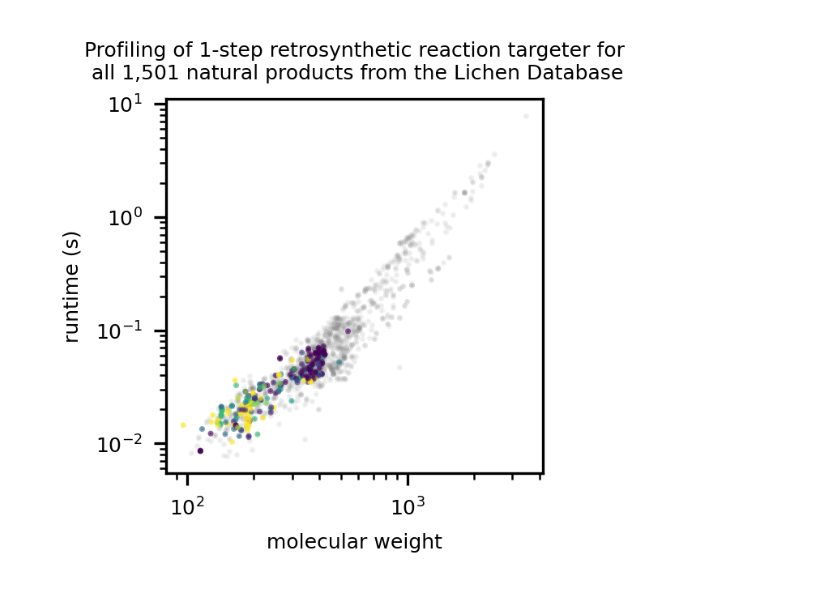
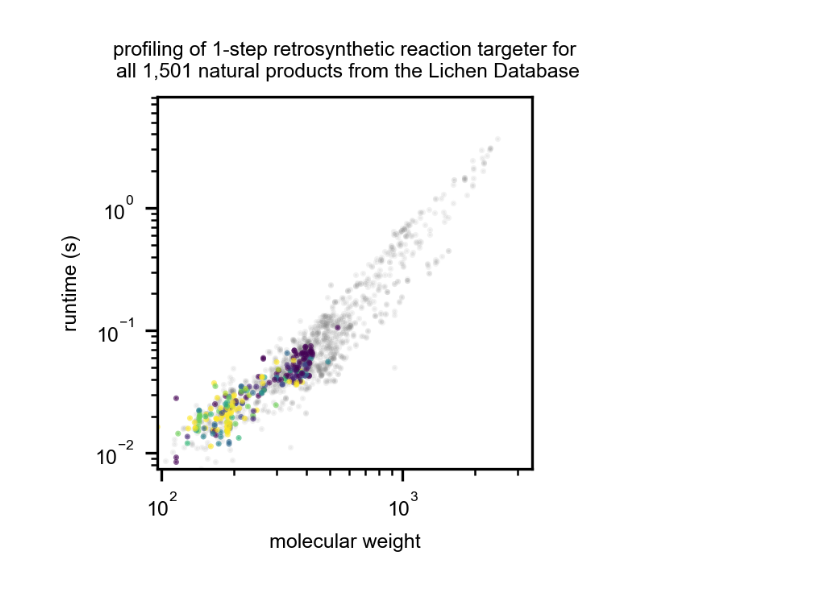
Before and after one commit to cernak-lab/one-step-retro, a Jupyter notebook: figure6/experiment.ipynb, the cells around one changed output. Drawn from its saved outputs; the diff is of its cells as text; code cells hidden in the pictures.

```diff
--- a/figure6/experiment.ipynb
+++ b/figure6/experiment.ipynb
@@ -49,6 +52,10 @@ all_df.to_csv("lichens_results.csv", index=False)
 # %%
 import matplotlib.pyplot as plt
 
+plt.rcParams.update({
+    "font.family": "arial",
+    'font.size': 6,
+})
 
 # results = pd.read_csv("results.csv")
 
@@ -63,35 +70,39 @@ x = []
 y = []
 c = []
 
 xh = []
 yh = []
 ch = []
 # for i,k in results.iterrows():
 max_hits = 0
 for idx, (k, ttime) in enumerate(zip(hits, times)):
     # print(k["molWt"], k["num_hits"], k["time_taken"])
     if len(k) > 0:
         xh.append(mweights[idx])
         ch.append(len(k))
         yh.append(ttime)
         if len(k) > max_hits:
             max_hits = len(k)
     else:
         x.append(mweights[idx])
         c.append(0)
         y.append(ttime)
 # print(max_hits)
 # import numpy as np
 # print(np.mean(ch))
 ax.set_yscale('log')
 ax.set_xscale('log')
 # ax.set_xlim(0, 2000)
 # ax.set_ylim(-0.1, 2)
 ax.scatter(x, y, c='grey', s=0.5, alpha=0.1, zorder=1)
 ax.scatter(xh, yh, c=ch, s=0.5, alpha=0.6, zorder=2, vmax=10)
-ax.set_xlabel("molecular weight", fontsize=6, fontfamily='sans-serif')
-ax.set_ylabel("runtime (s)", fontsize=6, fontfamily='sans-serif')
-ax.set_title("Profiling of 1-step retrosynthetic reaction targeter for\n all 1,501 natural products from the Lichen Database", fontsize=6, fontfamily='sans-serif')
-plt.savefig("profiling.png", dpi=300, bbox_inches="tight")
+ax.set_xlabel("molecular weight", fontsize=6, fontfamily='arial')
+ax.set_ylabel("runtime (s)", fontsize=6, fontfamily='arial')
+ax.set_title("profiling of 1-step retrosynthetic reaction targeter for\n all 1,501 natural products from the Lichen Database", fontsize=6, fontfamily='arial')
+
+plt.subplots_adjust(hspace=0, wspace=0)
+plt.margins(0,0)
+
+plt.savefig("profiling.png", dpi=300, bbox_inches="tight", pad_inches=0)
 # %% [output]
-[figure, old version]
+[figure, new version]
```
Also changed, not shown: parts of 1 cell of this notebook, 6 other files.
